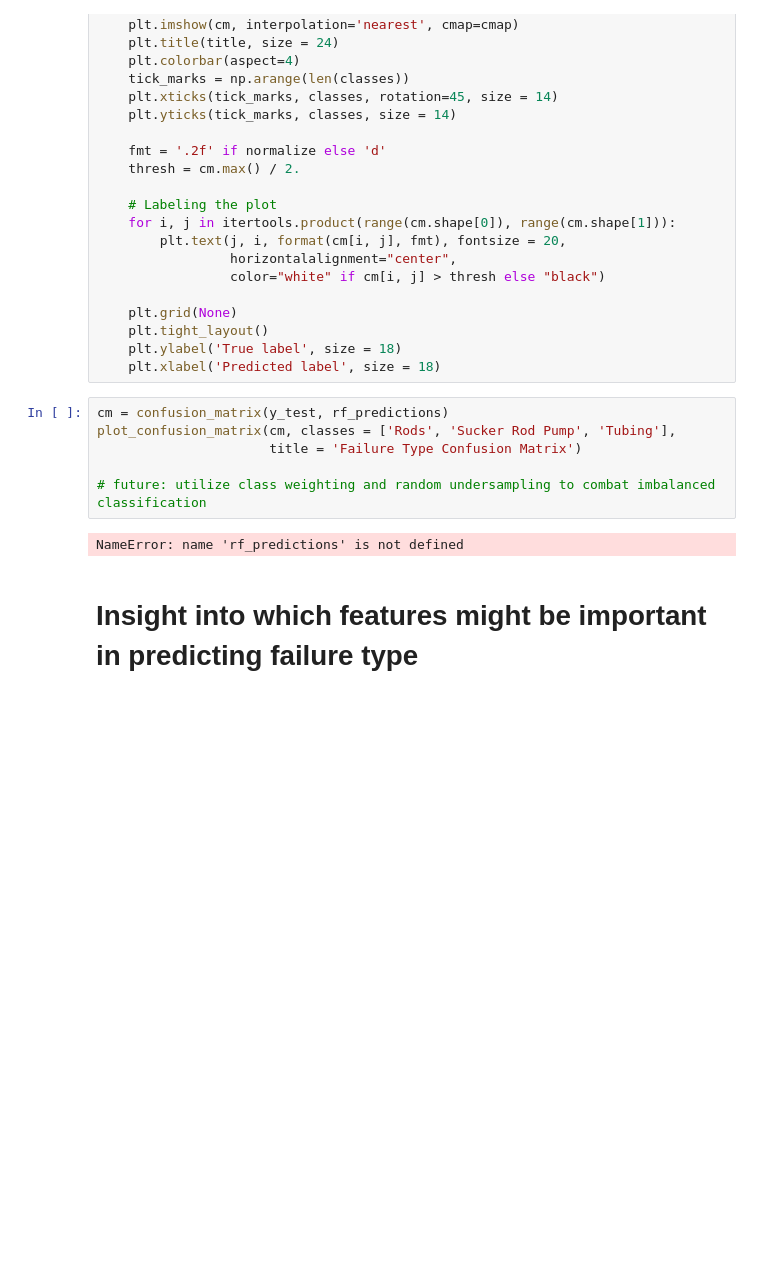
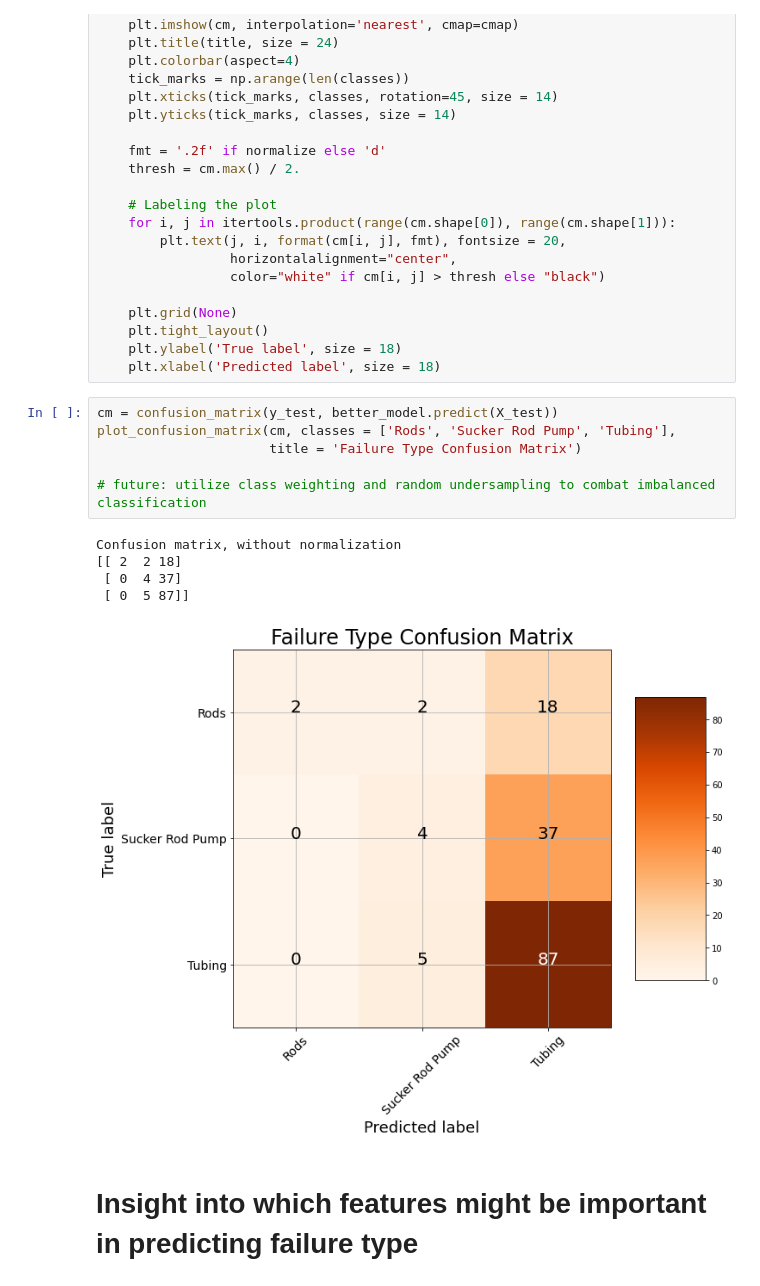
Before and after one commit to alimodak/Ali-Modak_Rod-Pump, a Jupyter notebook: Jupyter/mvp1/Random Forest Presentation MVP1.ipynb, the cells around one changed output. Drawn from its saved outputs; the diff is of its cells as text; blank space fills up the shorter version.

Commit message:
fixed confusion matrix error

```diff
--- a/Jupyter/mvp1/Random Forest Presentation MVP1.ipynb
+++ b/Jupyter/mvp1/Random Forest Presentation MVP1.ipynb
@@ -168,13 +168,17 @@ def plot_confusion_matrix(cm, classes,
     plt.ylabel('True label', size = 18)
     plt.xlabel('Predicted label', size = 18)
 # %%
-cm = confusion_matrix(y_test, rf_predictions)
+cm = confusion_matrix(y_test, better_model.predict(X_test))
 plot_confusion_matrix(cm, classes = ['Rods', 'Sucker Rod Pump', 'Tubing'],
                       title = 'Failure Type Confusion Matrix')
 
 # future: utilize class weighting and random undersampling to combat imbalanced classification
 # %% [output]
-NameError: name 'rf_predictions' is not defined
+Confusion matrix, without normalization
+[[ 2  2 18]
+ [ 0  4 37]
+ [ 0  5 87]]
+[figure, added]
 # %% [markdown]
 # Insight into which features might be important in predicting failure type
 # %% [markdown]
```
Also changed, not shown: parts of 6 cells of this notebook.
